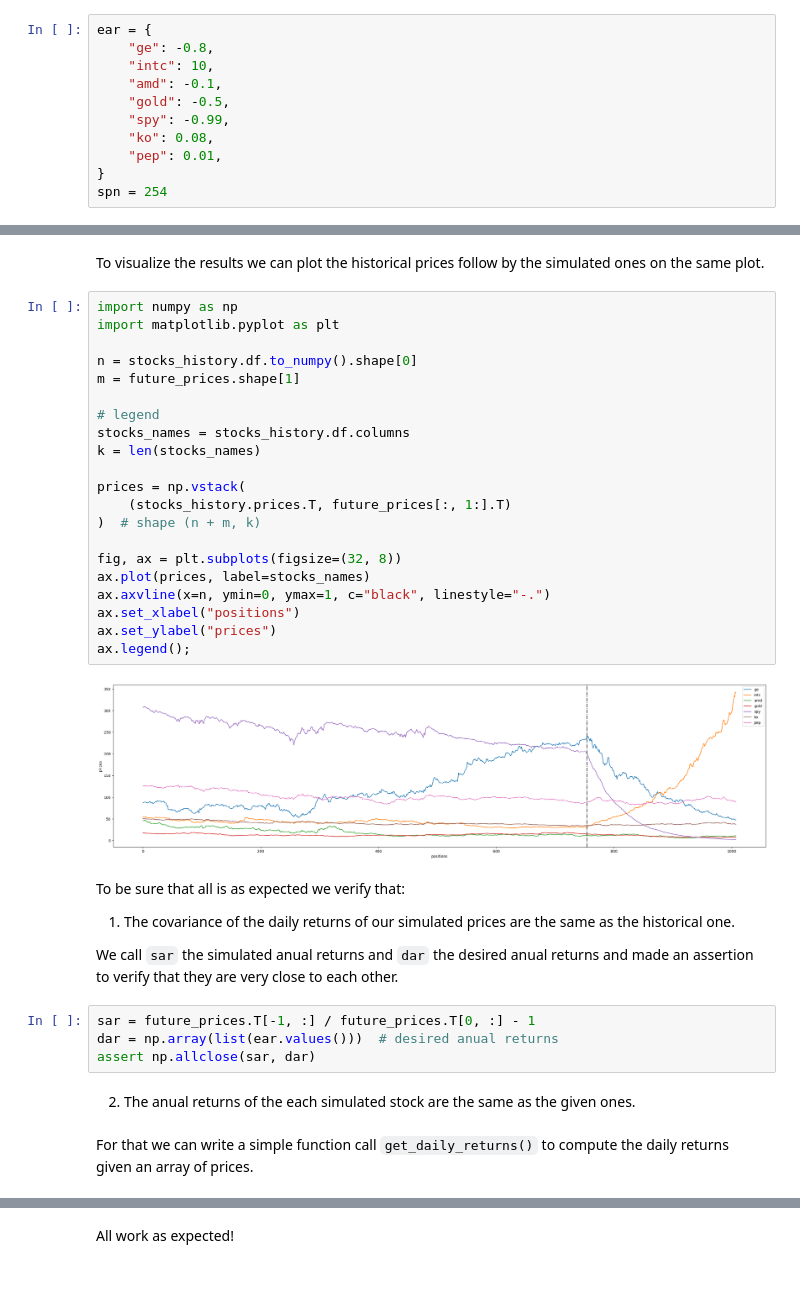
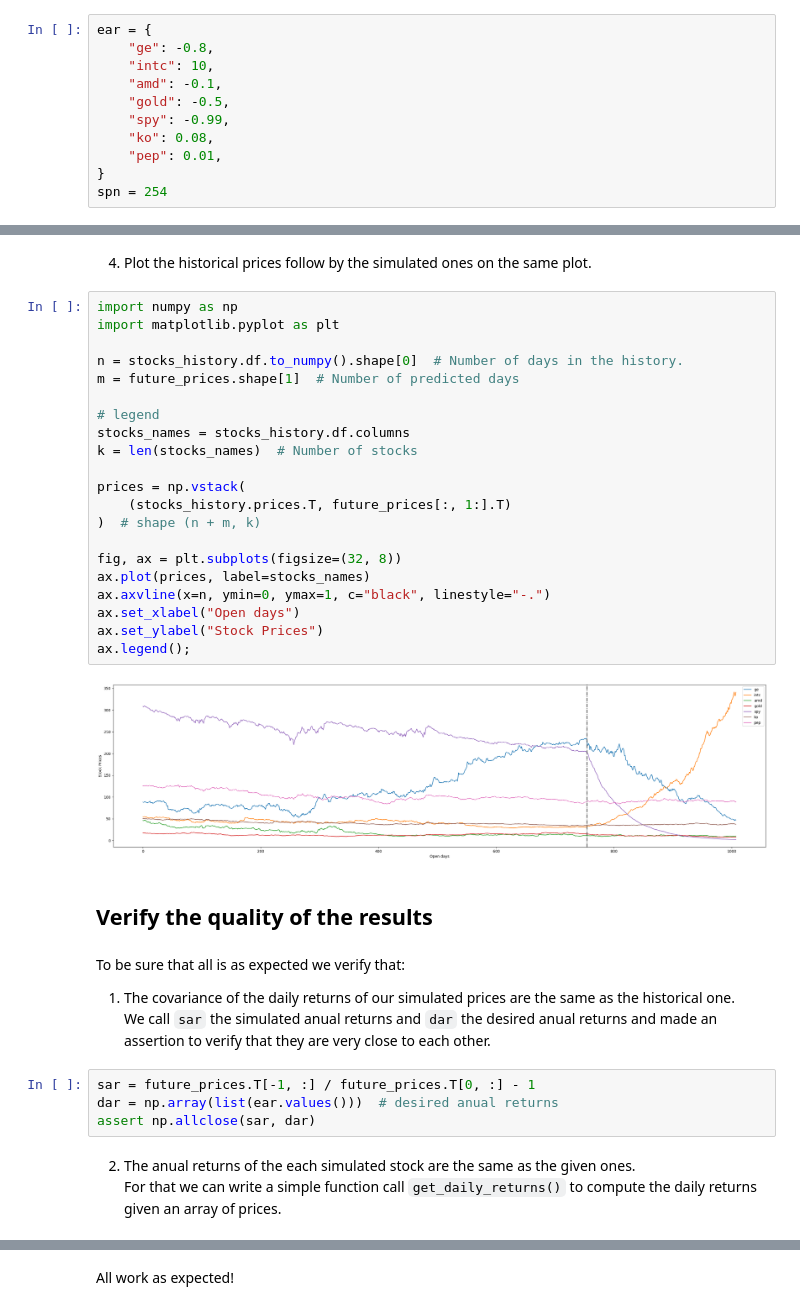
Before and after one commit to GuiGel/PortfolioQtOpt, a Jupyter notebook: docs/source/simulation/example_1.ipynb, the cells around one changed output, grey strips where cells are left out. Cells and saved outputs as stored; diff of their text form; blank space fills up the shorter version.

```diff
--- a/docs/source/simulation/example_1.ipynb
+++ b/docs/source/simulation/example_1.ipynb
@@ -63,41 +69,41 @@ future_returns, future_cov, future_prices = simulation(order=12)
 # %% [markdown]
-To visualize the results we can plot the historical prices follow by the simulated ones on the same plot.
+4. Plot the historical prices follow by the simulated ones on the same plot.
 # %%
 import numpy as np
 import matplotlib.pyplot as plt
 
-n = stocks_history.df.to_numpy().shape[0]
-m = future_prices.shape[1]
+n = stocks_history.df.to_numpy().shape[0]  # Number of days in the history.
+m = future_prices.shape[1]  # Number of predicted days
 
 # legend
 stocks_names = stocks_history.df.columns
-k = len(stocks_names)
+k = len(stocks_names)  # Number of stocks
 
 prices = np.vstack(
     (stocks_history.prices.T, future_prices[:, 1:].T)
 )  # shape (n + m, k)
 
 fig, ax = plt.subplots(figsize=(32, 8))
 ax.plot(prices, label=stocks_names)
 ax.axvline(x=n, ymin=0, ymax=1, c="black", linestyle="-.")
-ax.set_xlabel("positions")
-ax.set_ylabel("prices")
+ax.set_xlabel("Open days")
+ax.set_ylabel("Stock Prices")
 ax.legend();
 # %% [output]
-[figure, old version]
+[figure, new version]
+# %% [markdown]
+## Verify the quality of the results
 # %% [markdown]
 To be sure that all is as expected we verify that:
 
 1. The covariance of the daily returns of our simulated prices are the same as the historical one.
-
-We call ``sar`` the simulated anual returns and ``dar`` the desired anual returns and made an assertion to verify that they are very close to each other.
+   We call ``sar`` the simulated anual returns and ``dar`` the desired anual returns and made an assertion to verify that they are very close to each other.
 # %%
 sar = future_prices.T[-1, :] / future_prices.T[0, :] - 1
 dar = np.array(list(ear.values()))  # desired anual returns
 assert np.allclose(sar, dar)
 # %% [markdown]
 2. The anual returns of the each simulated stock are the same as the given ones.
+   For that we can write a simple function call ``get_daily_returns()`` to compute the daily returns given an array of prices.
-# %% [markdown]
-For that we can write a simple function call ``get_daily_returns()`` to compute the daily returns given an array of prices.
 # %%
 import numpy.typing as npt
```
Also changed, not shown: parts of 17 cells of this notebook, 1 other file.
